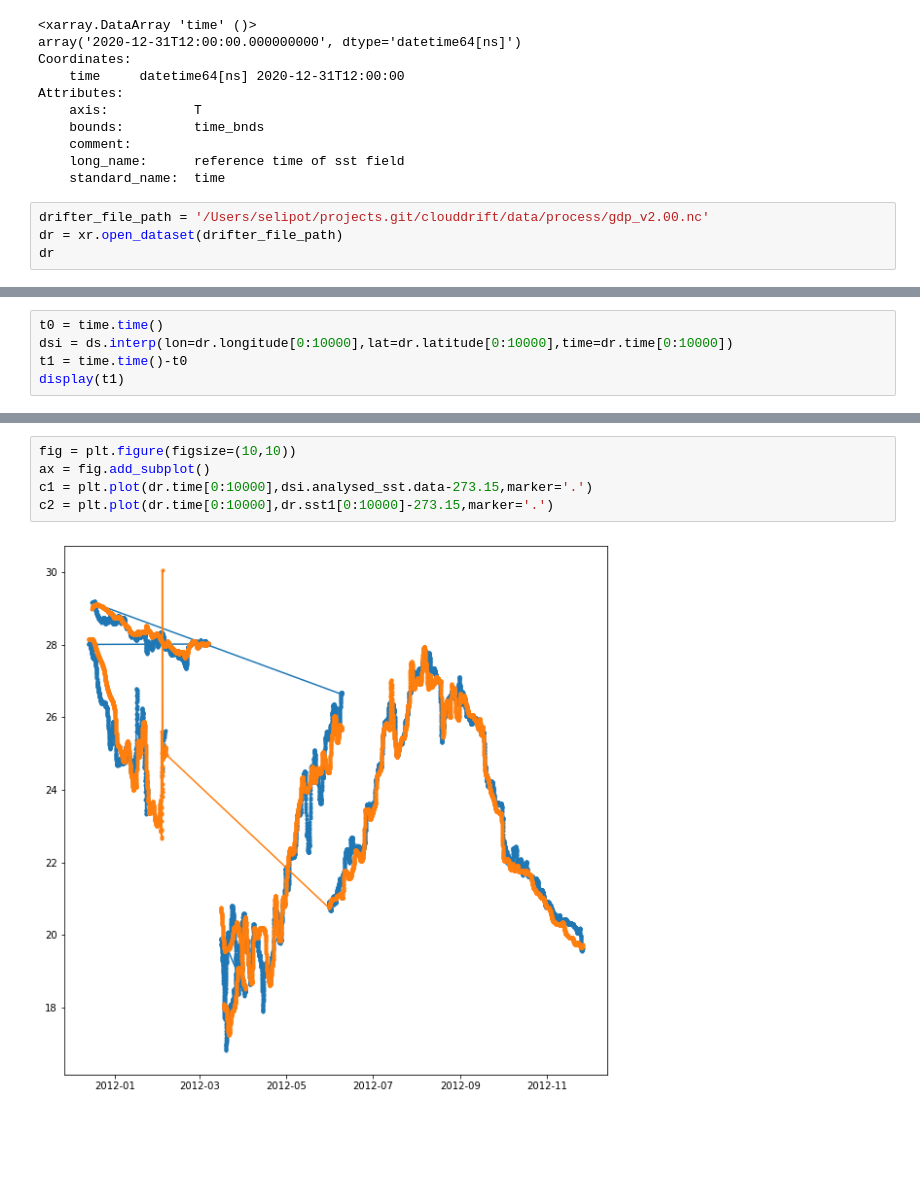
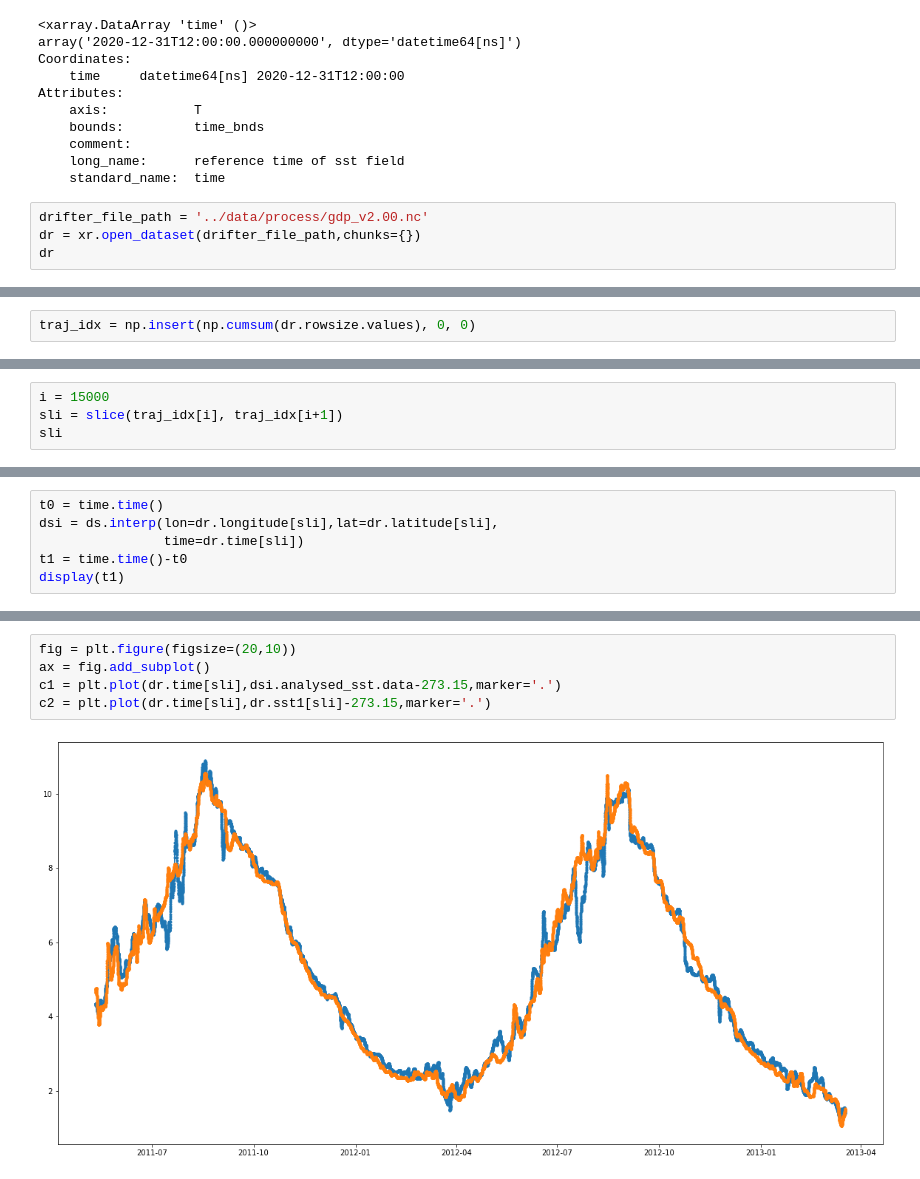
Before and after one commit to Cloud-Drift/clouddrift, a Jupyter notebook: examples/interp_cci_drifters.ipynb, the cells around one changed output, grey strips where cells are left out. Saved outputs shown, nothing was run; the diff lists cells and outputs as text; blank space fills up the shorter version.

```diff
--- a/examples/interp_cci_drifters.ipynb
+++ b/examples/interp_cci_drifters.ipynb
@@ -169,8 +172,8 @@ Attributes:
     long_name:      reference time of sst field
     standard_name:  time
 # %%
-drifter_file_path = '/Users/selipot/projects.git/clouddrift/data/process/gdp_v2.00.nc'
-dr = xr.open_dataset(drifter_file_path)
+drifter_file_path = '../data/process/gdp_v2.00.nc'
+dr = xr.open_dataset(drifter_file_path,chunks={})
 dr
 # %% [output]
 <xarray.Dataset>
@@ -210,0 +196,2 @@ Attributes:
+# %%
+traj_idx = np.insert(np.cumsum(dr.rowsize.values), 0, 0)
@@ -210,0 +220,4 @@ Attributes:
+# %%
+i = 15000
+sli = slice(traj_idx[i], traj_idx[i+1])
+sli
@@ -211,6 +226,7 @@ Attributes:
 # %%
 t0 = time.time()
-dsi = ds.interp(lon=dr.longitude[0:10000],lat=dr.latitude[0:10000],time=dr.time[0:10000])
+dsi = ds.interp(lon=dr.longitude[sli],lat=dr.latitude[sli],
+                time=dr.time[sli])
 t1 = time.time()-t0
 display(t1)
 # %% [output]
@@ -236,8 +254,8 @@ plt.colorbar
 # %%
-fig = plt.figure(figsize=(10,10))
+fig = plt.figure(figsize=(20,10))
 ax = fig.add_subplot()
-c1 = plt.plot(dr.time[0:10000],dsi.analysed_sst.data-273.15,marker='.')
-c2 = plt.plot(dr.time[0:10000],dr.sst1[0:10000]-273.15,marker='.')
+c1 = plt.plot(dr.time[sli],dsi.analysed_sst.data-273.15,marker='.')
+c2 = plt.plot(dr.time[sli],dr.sst1[sli]-273.15,marker='.')
 # %% [output]
-[figure, old version]
+[figure, new version]
 # %%
```
Also changed, not shown: parts of 29 cells of this notebook.
